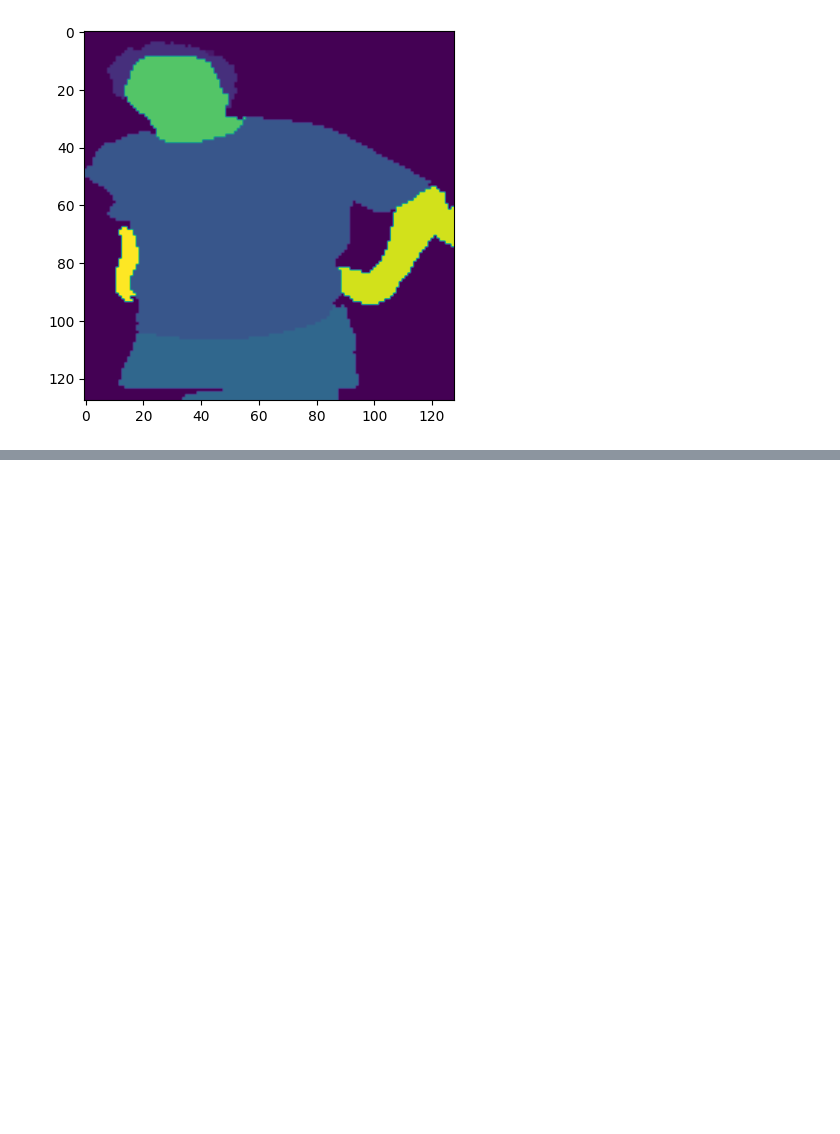
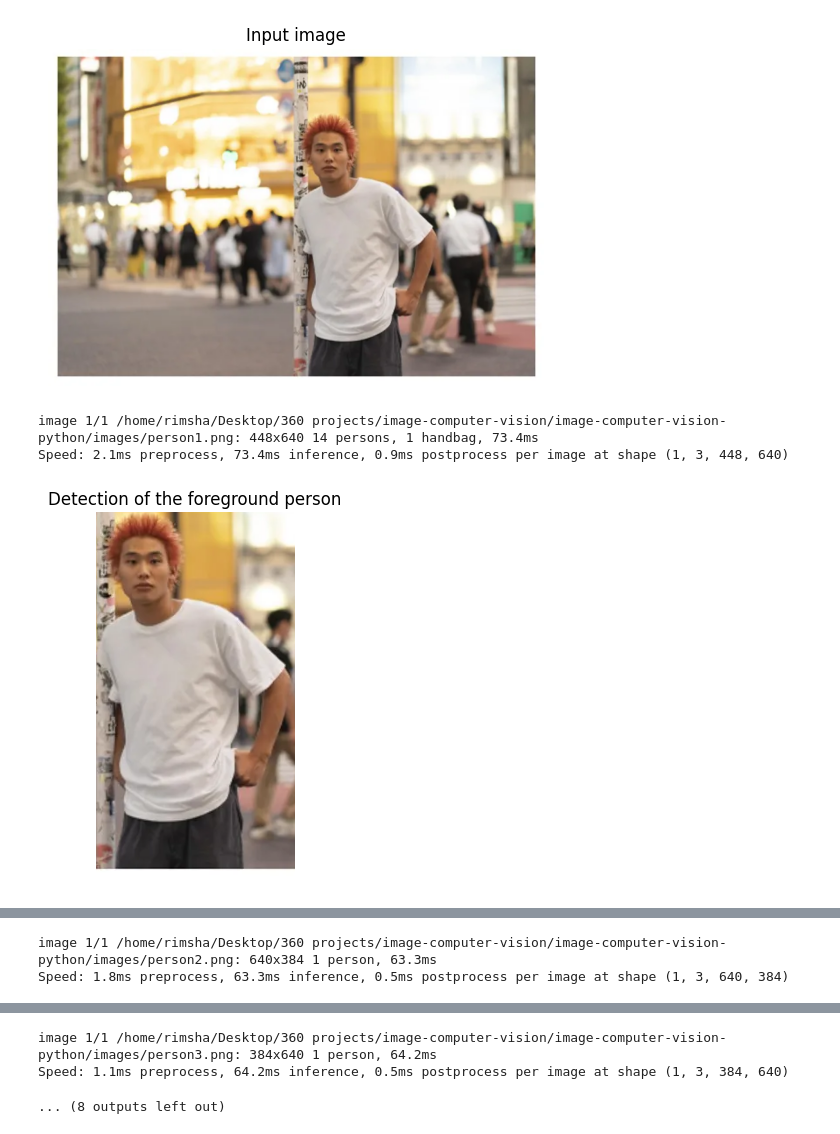
Before and after one commit to RimshaZahidIqbal/image-computer-vision-python, a Jupyter notebook: image-logo-placement.ipynb, the cells around one changed output, grey strips where cells are left out. Drawn from its saved outputs; the diff is of its cells as text; code cells hidden in the pictures; blank space fills up the shorter version.

Commit message:
perform_logo_placement function added

```diff
--- a/image-logo-placement.ipynb
+++ b/image-logo-placement.ipynb
@@ -145,15 +259,0 @@ outputs = model_cloth(**inputs)
-# %%
-import torch
-
-# Get the predicted class for each pixel (argmax over the 'num_labels' dimension)
-predicted_segmentation = torch.argmax(outputs.logits, dim=1)
-
-# Convert to numpy for further processing (if needed)
-predicted_segmentation = predicted_segmentation.squeeze().cpu().numpy()
-import matplotlib.pyplot as plt
-
-# Visualize the segmentation map
-plt.imshow(predicted_segmentation)
-plt.show()
-# %% [output]
-[figure, removed]
@@ -175,0 +260,10 @@ pose_output = net.forward()
+# %%
+# Predict with the model
+for img_idx in range(1, 5):
+    image_name = f'images/person{img_idx}.png'
+    perform_logo_placement(image_name)
+# %% [output]
+[figure, added]
+image 1/1 /home/rimsha/Desktop/360 projects/image-computer-vision/image-computer-vision-python/images/person1.png: 448x640 14 persons, 1 handbag, 73.4ms
+Speed: 2.1ms preprocess, 73.4ms inference, 0.9ms postprocess per image at shape (1, 3, 448, 640)
+[figure, added]
@@ -175,0 +273,2 @@ pose_output = net.forward()
+image 1/1 /home/rimsha/Desktop/360 projects/image-computer-vision/image-computer-vision-python/images/person2.png: 640x384 1 person, 63.3ms
+Speed: 1.8ms preprocess, 63.3ms inference, 0.5ms postprocess per image at shape (1, 3, 640, 384)
@@ -175,0 +279,3 @@ pose_output = net.forward()
+image 1/1 /home/rimsha/Desktop/360 projects/image-computer-vision/image-computer-vision-python/images/person3.png: 384x640 1 person, 64.2ms
+Speed: 1.1ms preprocess, 64.2ms inference, 0.5ms postprocess per image at shape (1, 3, 384, 640)
+... (8 outputs left out)
```
Also changed, not shown: parts of 6 cells of this notebook.
